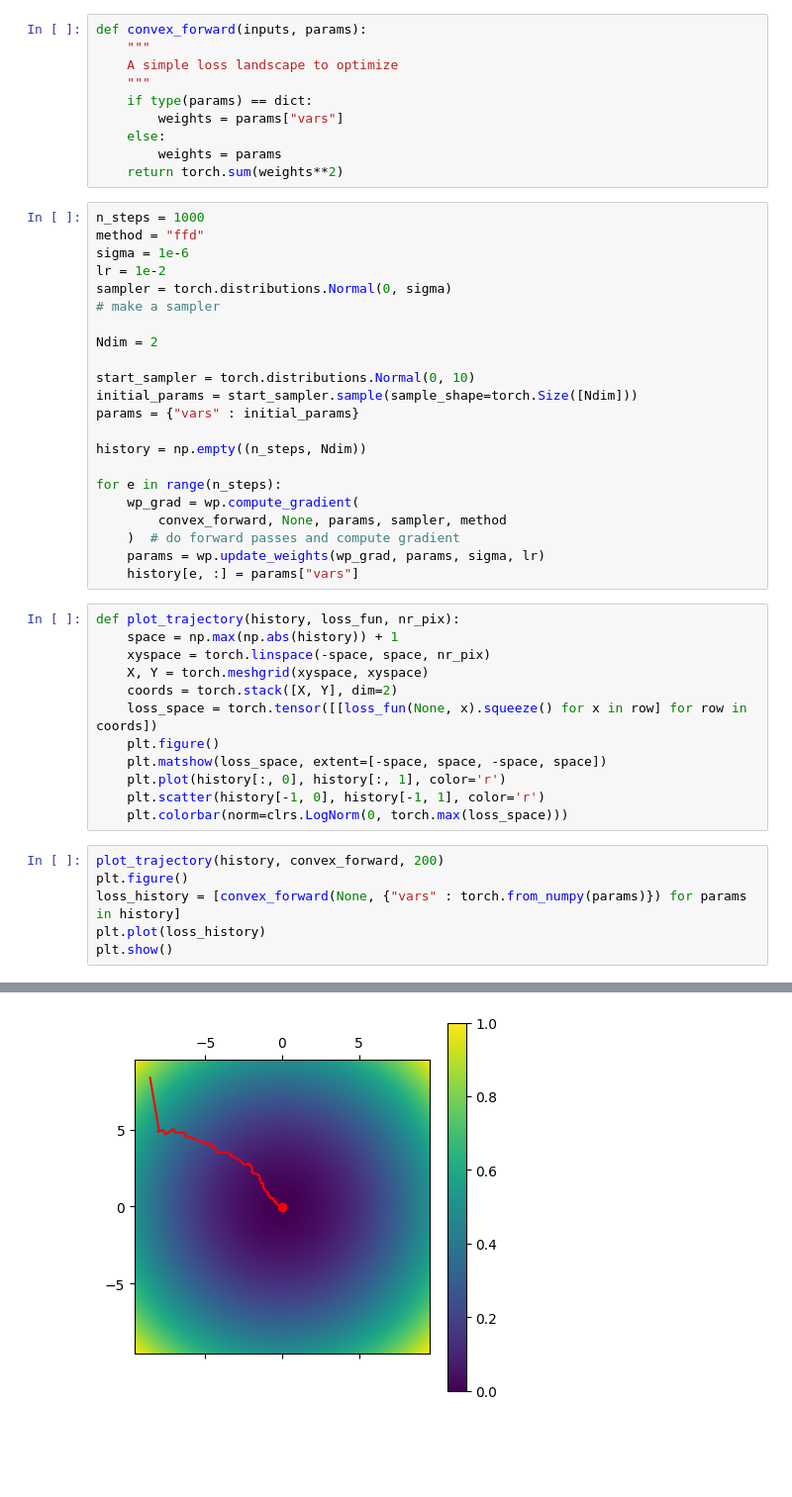
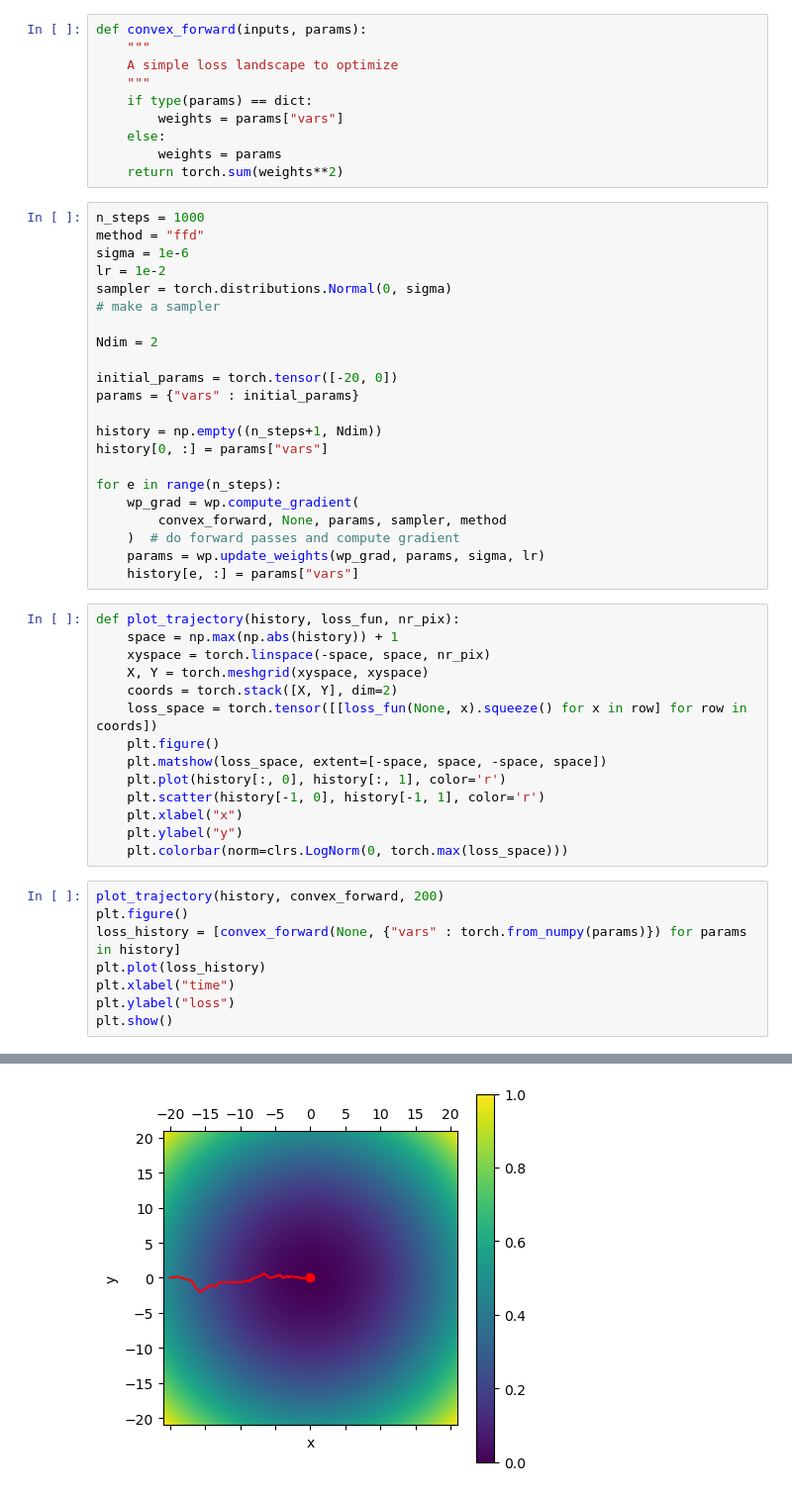
Before and after one commit to ellahas/snn-wp, a Jupyter notebook: optimization_testing.ipynb, the cells around one changed output, grey strips where cells are left out. Shown at 99% size. Cells and saved outputs as stored; diff of their text form; blank space fills up the shorter version.

Commit message:
Generate plots for loss landscape traversal

```diff
--- a/optimization_testing.ipynb
+++ b/optimization_testing.ipynb
@@ -40,11 +44,11 @@ sampler = torch.distributions.Normal(0, sigma)
 
 Ndim = 2
 
-start_sampler = torch.distributions.Normal(0, 10)
-initial_params = start_sampler.sample(sample_shape=torch.Size([Ndim]))
+initial_params = torch.tensor([-20, 0])
 params = {"vars" : initial_params}
 
-history = np.empty((n_steps, Ndim))
+history = np.empty((n_steps+1, Ndim))
+history[0, :] = params["vars"]
 
 for e in range(n_steps):
     wp_grad = wp.compute_gradient(
@@ -63,13 +67,17 @@ def plot_trajectory(history, loss_fun, nr_pix):
     plt.matshow(loss_space, extent=[-space, space, -space, space])
     plt.plot(history[:, 0], history[:, 1], color='r')
     plt.scatter(history[-1, 0], history[-1, 1], color='r')
+    plt.xlabel("x")
+    plt.ylabel("y")
     plt.colorbar(norm=clrs.LogNorm(0, torch.max(loss_space)))
 # %%
 plot_trajectory(history, convex_forward, 200)
 plt.figure()
 loss_history = [convex_forward(None, {"vars" : torch.from_numpy(params)}) for params in history]
 plt.plot(loss_history)
+plt.xlabel("time")
+plt.ylabel("loss")
 plt.show()
 # %% [output]
 <Figure size 640x480 with 0 Axes>
-[figure, old version]
+[figure, new version]
```
Also changed, not shown: parts of 11 cells of this notebook.
